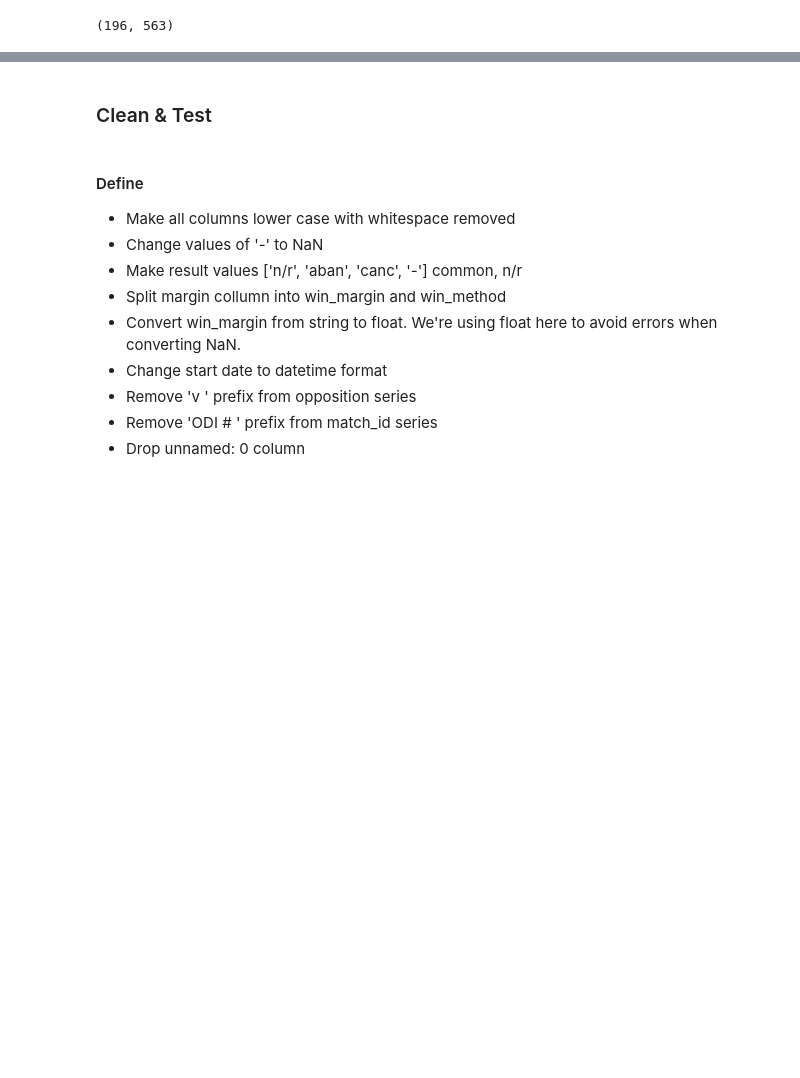
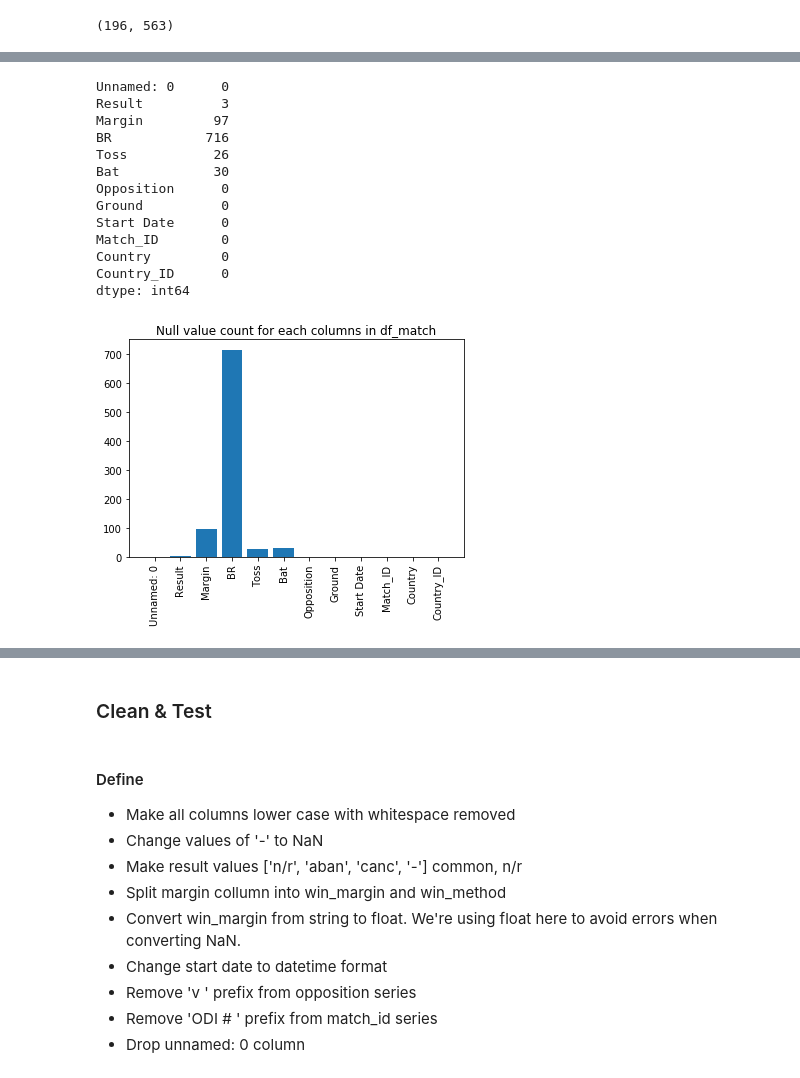
Before and after one commit to matt-fielding8/ODI_Cricket, a Jupyter notebook: notebooks/ODI_Cricket.ipynb, the cells around one changed output, grey strips where cells are left out. Saved outputs shown, nothing was run; the diff lists cells and outputs as text; code cells hidden in the pictures; blank space fills up the shorter version.

```diff
--- a/notebooks/ODI_Cricket.ipynb
+++ b/notebooks/ODI_Cricket.ipynb
@@ -118,0 +133,22 @@ df_match.shape[0] - df_match.Match_ID.duplicated(keep=False).sum(), df_match.Mat
+# %%
+nulls = (df_match == "-").sum() + (df_match.isnull().sum())
+print(nulls)
+
+plt.bar(x=nulls.index, height=nulls.values)
+plt.xticks(rotation=90);
+plt.title("Null value count for each columns in df_match");
+# %% [output]
+Unnamed: 0      0
+Result          3
+Margin         97
+BR            716
+Toss           26
+Bat            30
+Opposition      0
+Ground          0
+Start Date      0
+Match_ID        0
+Country         0
+Country_ID      0
+dtype: int64
+[figure, added]
```
Also changed, not shown: parts of 61 cells of this notebook.
